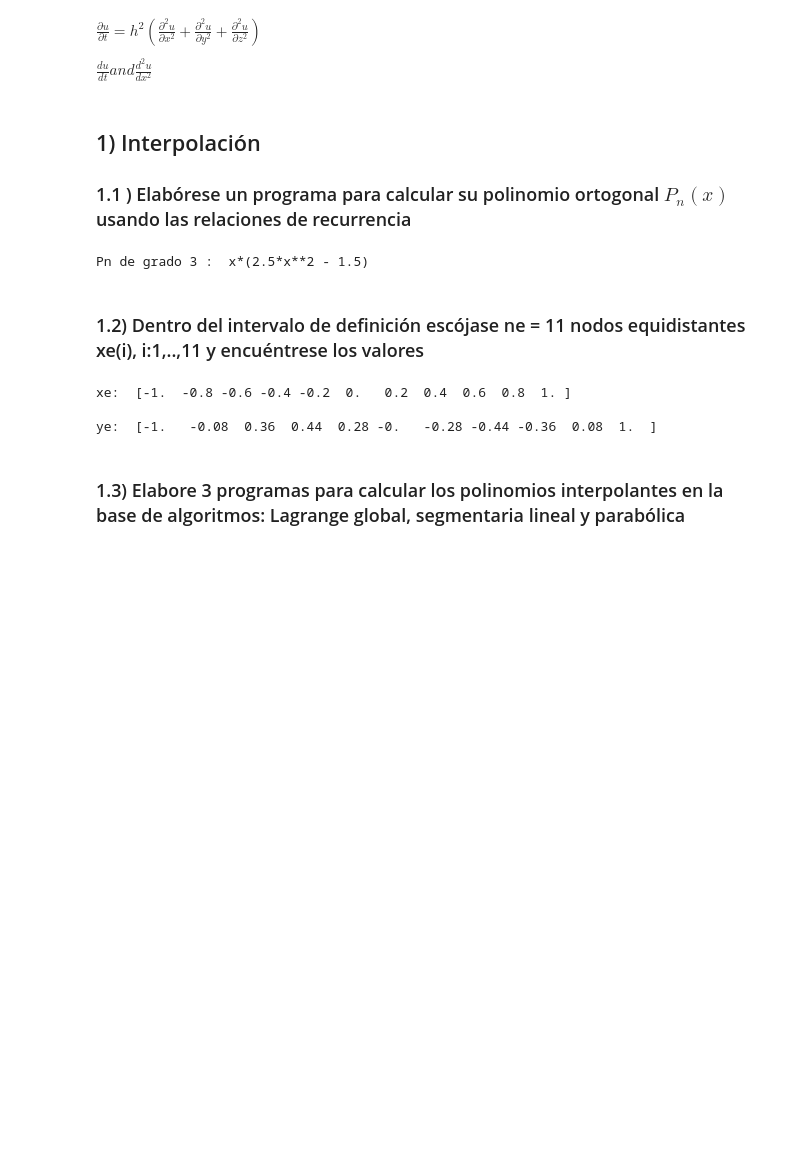
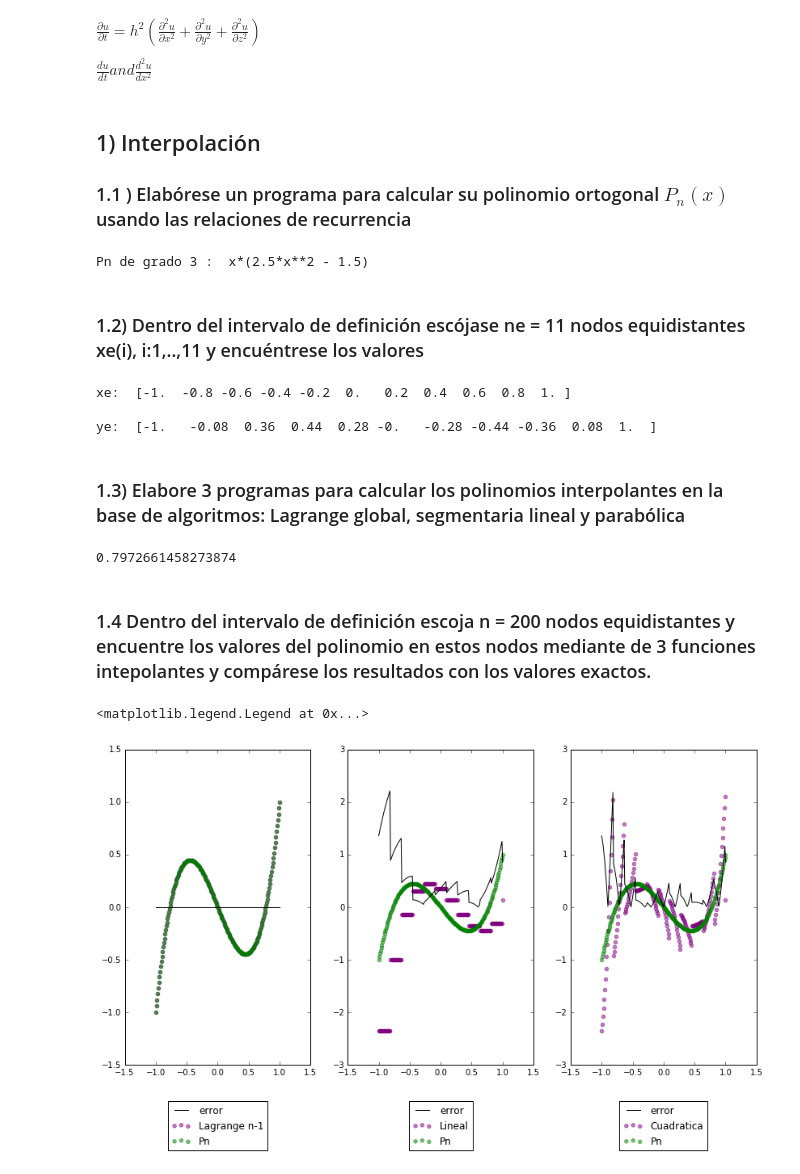
Before and after one commit to wandarinca/Modelado_Matematico_2, a Jupyter notebook: Trabajo 1.ipynb, the cells around one changed output. Saved outputs shown, nothing was run; the diff lists cells and outputs as text; code cells hidden in the pictures; blank space fills up the shorter version.

Commit message:
Interpolacion de polinomios de lagrange con varios métodos: segmentacion lineal, parabólica, lagrange y librerias de python numpy-scipy

```diff
--- a/Trabajo 1.ipynb
+++ b/Trabajo 1.ipynb
@@ -122,0 +113,18 @@ def funcion_analitica(xi,n):
+# %%
+def lagrange(n,xl,yl):
+    """Retorna polinomio interpolador de grado n-1. Tomando como entrada n puntos."""
+    polinomio = 0 #POLINOMIO SOLUCION
+    polinomios = [] #GUARDO CADA POLINOMIO
+    for i in range(n): #sumas
+        lagranges = 1.0
+        for j in range(n): #producto
+            if i != j:
+                lagranges = lagranges*(symbols('x')-xl[j])  / (xl[i] - xl[j])
+        polinomios.append(lagranges*yl[i])
+        polinomio = polinomio +lagranges*yl[i]
+
+    return polinomio, polinomios
+# %%
+np.random.rand()
+# %% [output]
+0.7972661458273874
@@ -122,0 +184,52 @@ def funcion_analitica(xi,n):
+# %% [markdown]
+### 1.4  Dentro del intervalo de definición escoja n = 200 nodos equidistantes y encuentre los valores del polinomio en estos nodos mediante de 3 funciones intepolantes y compárese los resultados con los valores exactos.
+# %%
+#Lagrange
+n = len(xl)
+poli_lagrange, __ = lagrange(n,xl,yl)
+f_lagrange = lambdify(x, poli_lagrange) #lambdificada de lagrange
+
+x200 = np.linspace(-1,1,200)
+yreal = f(x200)
+ylagrange = f_lagrange(x200)
+
+#Segm lineal
+a, b = -1., 1.
+h = (b - a)/n # n = 11 da mayor error estimando en 200 puntos! Cambiar por un n más pequeño mejora mucho
+ylineal = []
+for punto in x200:
+    polinomio, estimacion = segm_lineal(n,a,h,punto,f)
+    ylineal.append(estimacion)
+ylineal = np.array(ylineal)
+
+#Segm cuadr
+a, b = -1., 1.
+h = (b - a)/n # n = 11 da mayor error estimando en 200 puntos! Cambiar por un n más pequeño mejora mucho
+ycuad = []
+for punto in x200:
+    polinomio, estimacion = segm_cuad(n,a,h,punto,f)
+    ycuad.append(estimacion)
+ycuad = np.array(ycuad)
+
+####################################################
+plt.figure(figsize=(14,7))
+plt.subplot(1,3,1)
+plt.scatter(x200,ylagrange, color = "purple", label= "Lagrange n-1",alpha=.5)
+plt.scatter(x200,yreal, color = "green", label= "Pn",alpha=.5)
+plt.plot(x200,np.abs(yreal-ylagrange), color = "black", label = "error")
+plt.legend(loc='upper center', bbox_to_anchor=(0.5, -0.1))
+
+plt.subplot(1,3,2)
+plt.scatter(x200,ylineal, color = "purple", label= "Lineal",alpha=.5)
+plt.scatter(x200,yreal, color = "green", label= "Pn",alpha=.5)
+plt.plot(x200,np.abs(yreal-ylineal) , color = "black", label = "error")
+plt.legend(loc='upper center', bbox_to_anchor=(0.5, -0.1))
+
+plt.subplot(1,3,3)
+plt.scatter(x200,ycuad, color = "purple", label= "Cuadratica",alpha=.5)
+plt.scatter(x200,yreal, color = "green", label= "Pn",alpha=.5)
+plt.plot(x200,np.abs( yreal-ycuad), color = "black", label = "error")
+plt.legend(loc='upper center', bbox_to_anchor=(0.5, -0.1))
+# %% [output]
+<matplotlib.legend.Legend at 0x...>
+[figure, added]
```
Also changed, not shown: parts of 19 cells of this notebook.
